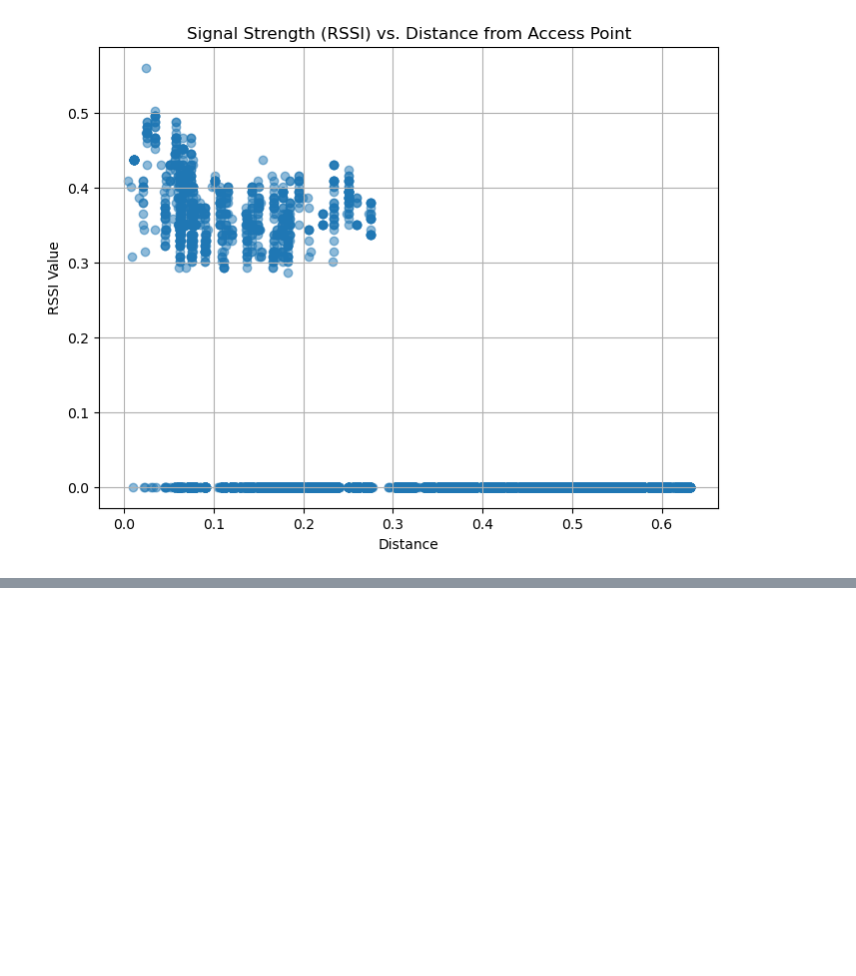
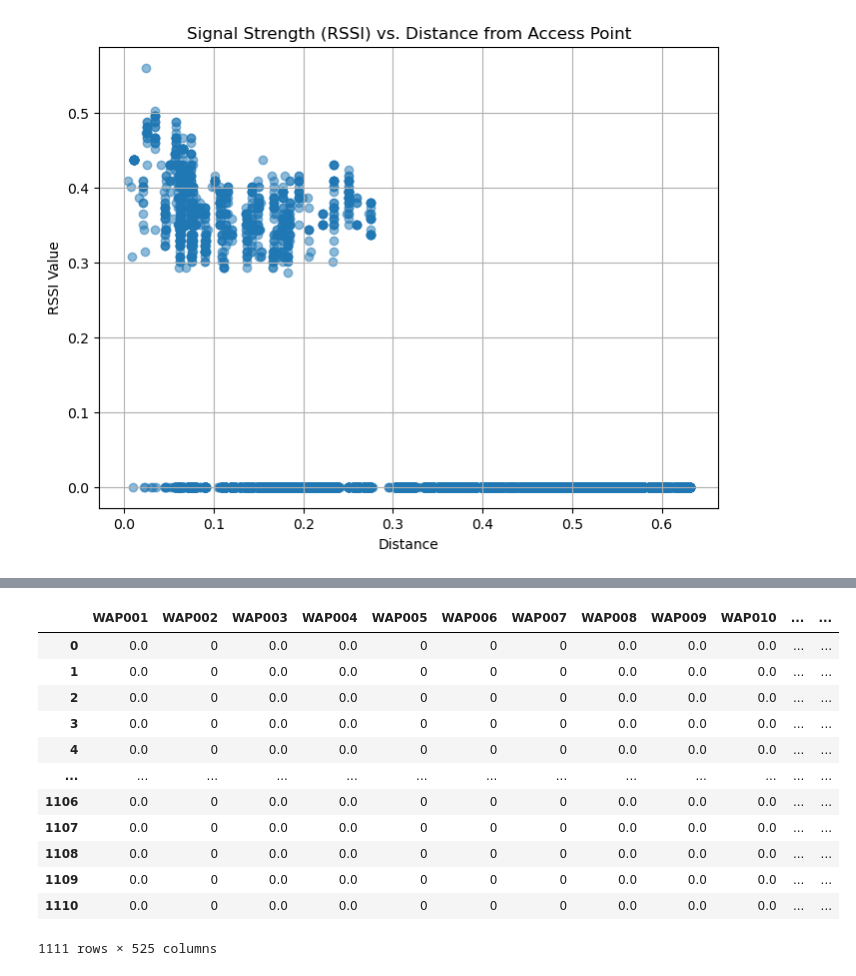
Before and after one commit to SaraAlameen82/MLProject, a Jupyter notebook: ML_project.ipynb, the cells around one changed output, grey strips where cells are left out. Cells and saved outputs as stored; diff of their text form; code cells hidden in the pictures; blank space fills up the shorter version.

```diff
--- a/ML_project.ipynb
+++ b/ML_project.ipynb
@@ -413,0 +444,19 @@ plt.show()
+# %%
+# Calculate distance from a hypothetical access point at (0.5, 0.5) in the test df
+access_point = (0.5, 0.5)  # Hypothetical access point coordinates
+test_df['DISTANCE'] = np.sqrt((test_df['LATITUDE'] - access_point[0])**2 + (test_df['LONGITUDE'] - access_point[1])**2)
+test_df
+# %% [output]
+|  | WAP001 | WAP002 | WAP003 | WAP004 | WAP005 | WAP006 | WAP007 | WAP008 | WAP009 | WAP010 | ... | ... |
+| 0 | 0.0 | 0 | 0.0 | 0.0 | 0 | 0 | 0 | 0.0 | 0.0 | 0.0 | ... | ... |
+| 1 | 0.0 | 0 | 0.0 | 0.0 | 0 | 0 | 0 | 0.0 | 0.0 | 0.0 | ... | ... |
+| 2 | 0.0 | 0 | 0.0 | 0.0 | 0 | 0 | 0 | 0.0 | 0.0 | 0.0 | ... | ... |
+| 3 | 0.0 | 0 | 0.0 | 0.0 | 0 | 0 | 0 | 0.0 | 0.0 | 0.0 | ... | ... |
+| 4 | 0.0 | 0 | 0.0 | 0.0 | 0 | 0 | 0 | 0.0 | 0.0 | 0.0 | ... | ... |
+| ... | ... | ... | ... | ... | ... | ... | ... | ... | ... | ... | ... | ... |
+| 1106 | 0.0 | 0 | 0.0 | 0.0 | 0 | 0 | 0 | 0.0 | 0.0 | 0.0 | ... | ... |
+| 1107 | 0.0 | 0 | 0.0 | 0.0 | 0 | 0 | 0 | 0.0 | 0.0 | 0.0 | ... | ... |
+| 1108 | 0.0 | 0 | 0.0 | 0.0 | 0 | 0 | 0 | 0.0 | 0.0 | 0.0 | ... | ... |
+| 1109 | 0.0 | 0 | 0.0 | 0.0 | 0 | 0 | 0 | 0.0 | 0.0 | 0.0 | ... | ... |
+| 1110 | 0.0 | 0 | 0.0 | 0.0 | 0 | 0 | 0 | 0.0 | 0.0 | 0.0 | ... | ... |
+1111 rows × 525 columns
```
Also changed, not shown: parts of 8 cells of this notebook.
